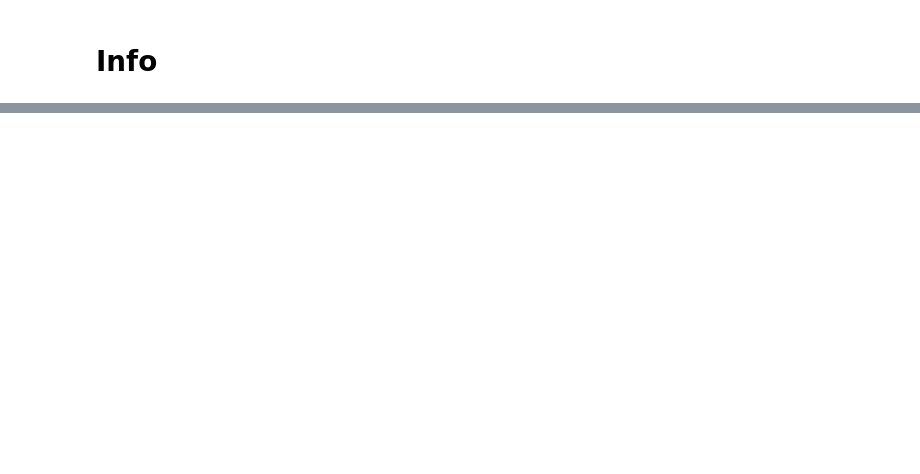
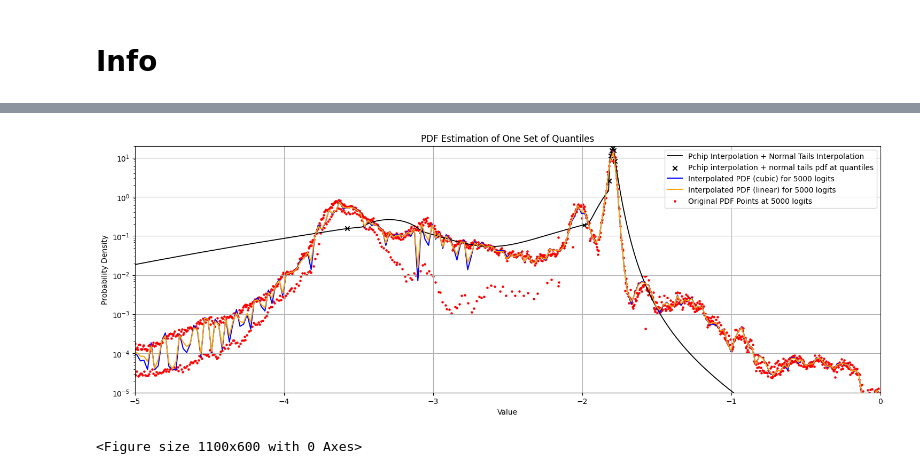
Before and after one commit to Manuel3567/master-thesis, a Jupyter notebook: notebooks/014_TabPFN_logits_borders.ipynb, the cells around one changed output, grey strips where cells are left out. Drawn from its saved outputs; the diff is of its cells as text; code cells hidden in the pictures; blank space fills up the shorter version.

```diff
--- a/notebooks/014_TabPFN_logits_borders.ipynb
+++ b/notebooks/014_TabPFN_logits_borders.ipynb
@@ -483,0 +780,30 @@ pd.DataFrame(borders_df[(borders_df['border'] >= -2.60) & (borders_df['border']
+# %%
+id = 0
+
+#x_lim = (-2.1, -1.5)
+#x_lim = (-1.85, -1.75)
+#x_lim = (-2.5, -1.5)
+x_lim = (-5, 0)
+y_lim = (1e-5, 20)  # Adjust as needed for log-scale compatibility
+scale = "log"
+#scale = "linear"
+fig, ax = plt.subplots(figsize=(18, 6))
+
+probabilities = quantiles_custom
+yt = entsoe["power"]
+quantile_10 = np.percentile(yt, probabilities * 100)
+
+
+# Fit left and right tails
+mu_left_asym, sigma_left_asym = fit_tail_distribution(quantile_10[:2], probabilities[:2])
+mu_right_asym, sigma_right_asym = fit_tail_distribution(quantile_10[-2:], probabilities[-2:])
+
+plot_cdf_pdf_dynamic(ax, all_quantiles_2[:,id], probabilities, -10, 5, x_lim, y_lim, log_scale=scale, case=3,
+                     mu_left_asym=mu_left_asym, sigma_left_asym=sigma_left_asym,
+                     mu_right_asym=mu_right_asym, sigma_right_asym=sigma_right_asym)
+plot_pdf_from_logits(ax, logits_2, borders_new_2, x_lim, y_lim, log_scale=scale, id=id)
+
+plt.show()
+# %% [output]
+[figure, added]
+<Figure size 1100x600 with 0 Axes>
```
Also changed, not shown: parts of 101 cells of this notebook, 3 other files.
